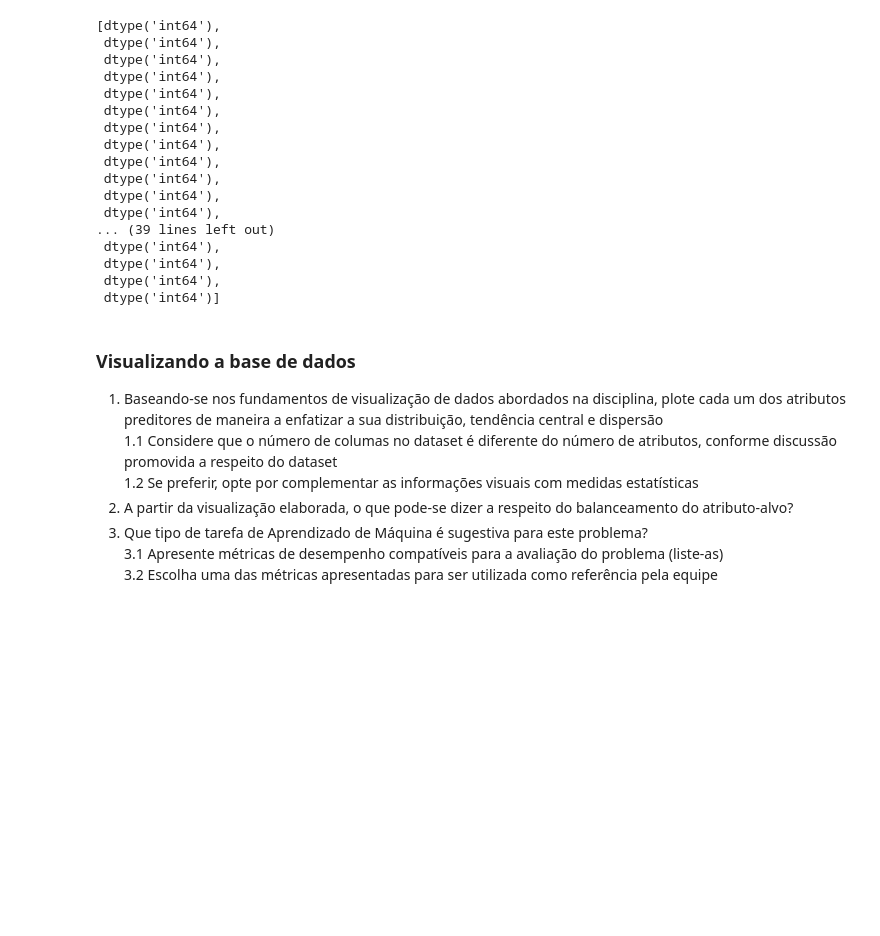
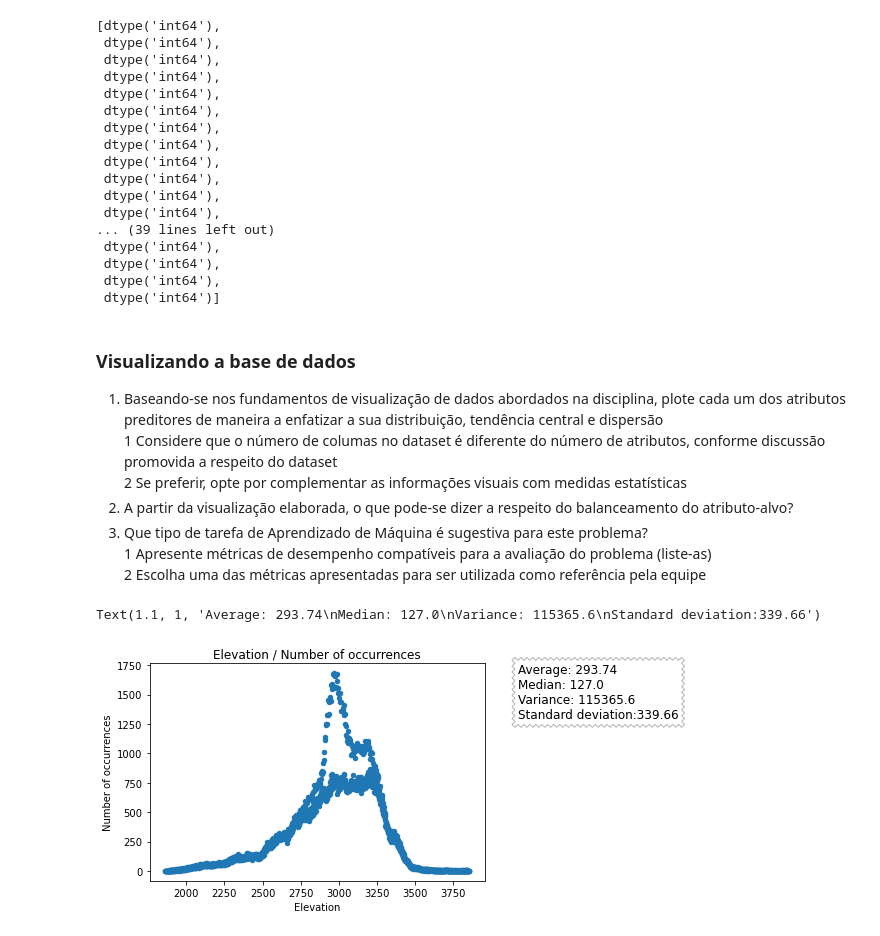
Before and after one commit to elloa-uea/projeto-pratico-3-rna-pp3-team-seven, a Jupyter notebook: notebooks/PP3.2 - Conhecendo o Conjunto de Dados.ipynb, the cells around one changed output. Saved outputs shown, nothing was run; the diff lists cells and outputs as text; code cells hidden in the pictures; blank space fills up the shorter version.

Commit message:
news graphics

```diff
--- a/notebooks/PP3.2 - Conhecendo o Conjunto de Dados.ipynb
+++ b/notebooks/PP3.2 - Conhecendo o Conjunto de Dados.ipynb
@@ -118,9 +124,37 @@ data_type
 ### Visualizando a base de dados
 
 1. Baseando-se nos fundamentos de visualização de dados abordados na disciplina, plote cada um dos atributos preditores de maneira a enfatizar a sua distribuição, tendência central e dispersão
-1.1 Considere que o número de columas no dataset é diferente do número de atributos, conforme discussão promovida a respeito do dataset
-1.2 Se preferir, opte por complementar as informações visuais com medidas estatísticas
+1 Considere que o número de columas no dataset é diferente do número de atributos, conforme discussão promovida a respeito do dataset
+2 Se preferir, opte por complementar as informações visuais com medidas estatísticas
 2. A partir da visualização elaborada, o que pode-se dizer a respeito do balanceamento do atributo-alvo?
 3. Que tipo de tarefa de Aprendizado de Máquina é sugestiva para este problema?
-3.1 Apresente métricas de desempenho compatíveis para a avaliação do problema (liste-as)
-3.2 Escolha uma das métricas apresentadas para ser utilizada como referência pela equipe
+1 Apresente métricas de desempenho compatíveis para a avaliação do problema (liste-as)
+2 Escolha uma das métricas apresentadas para ser utilizada como referência pela equipe
+# %%
+def statistics(arr):
+    mean = np.mean(arr)
+    median = np.median(arr)
+    var = np.var(arr)
+    std = np.std(arr)
+
+    result = [round(mean, 2), round(median, 2), round(var, 2), round(std, 2)]
+
+    text = "Average: "+str(result[0])+"\nMedian: "+str(result[1])+"\nVariance: "+str(result[2])+"\nStandard deviation:"+str(result[3])
+
+    return text
+# %%
+# Number of occurrences for each 'Elevation' attribute value
+new_data = dados['Elevation'].value_counts()
+
+# Exclusive 'Elevation' dataframe
+new_data_df = list(zip(new_data.index, new_data))
+new_data_df = pd.DataFrame(new_data_df, columns = ['Elevation', 'Number of occurrences'])
+
+# Graphic
+ax = new_data_df.plot.scatter(x='Elevation',y='Number of occurrences', colormap='viridis')
+ax.set_title('Elevation / Number of occurrences')
+props = dict(boxstyle='Sawtooth', facecolor='white', alpha=0.3, pad=.5)
+ax.text(1.1, 1, statistics(new_data_df['Number of occurrences']), transform=ax.transAxes, fontsize=12, verticalalignment='top', bbox=props)
+# %% [output]
+Text(1.1, 1, 'Average: 293.74\nMedian: 127.0\nVariance: 115365.6\nStandard deviation:339.66')
+[figure, added]
```
Also changed, not shown: parts of 11 cells of this notebook, 1 other file.
